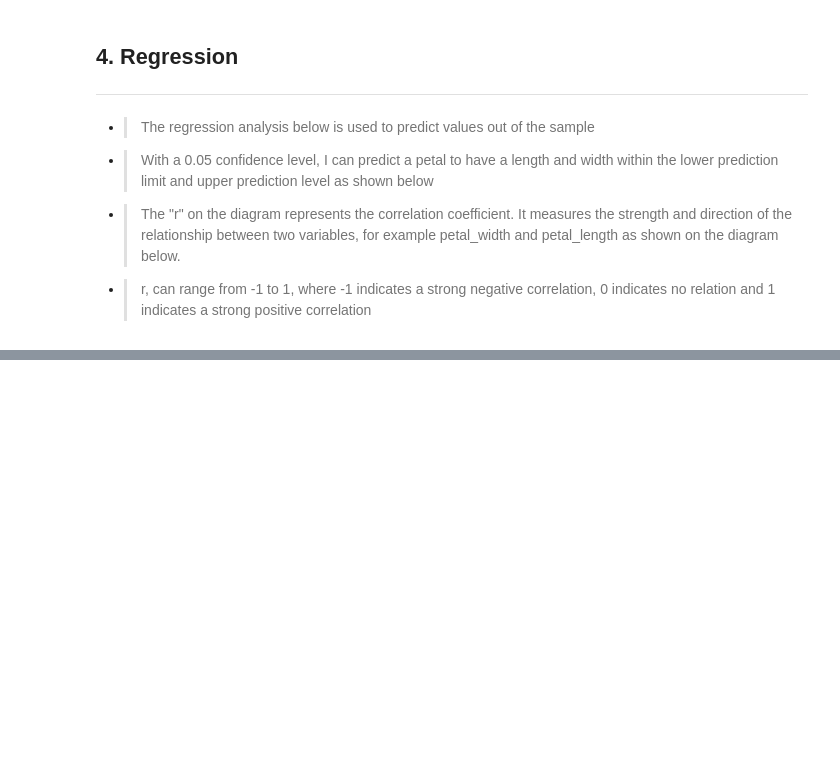
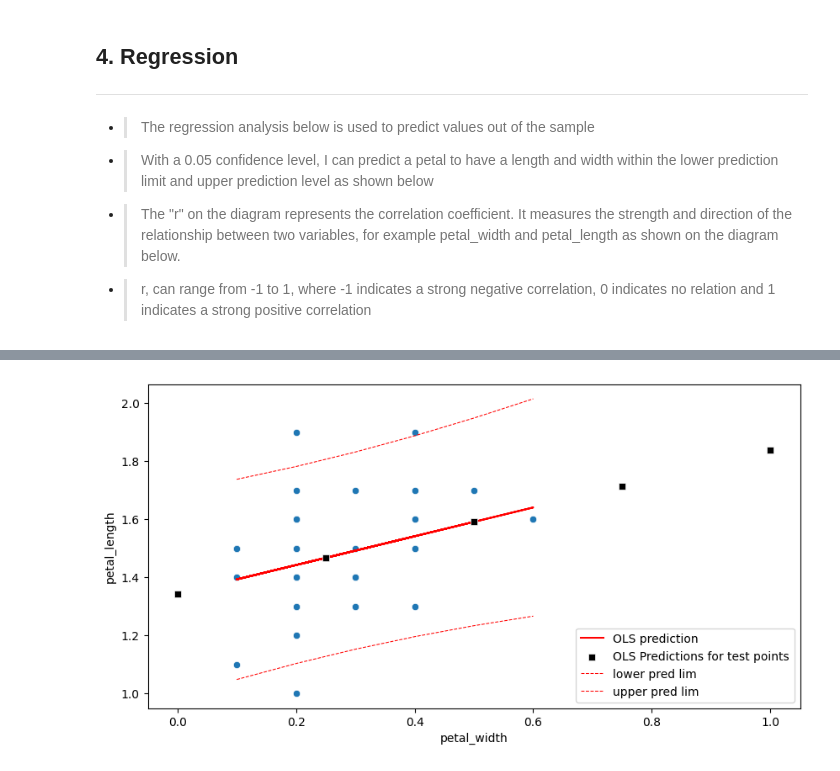
Before and after one commit to CyrilleKolle/statistics-ai, a Jupyter notebook: code/main.ipynb, the cells around one changed output, grey strips where cells are left out. Cells and saved outputs as stored; diff of their text form; code cells hidden in the pictures; blank space fills up the shorter version.

```diff
--- a/code/main.ipynb
+++ b/code/main.ipynb
@@ -159,0 +187,4 @@ petal_width_ci.prediction_interval_out_of_our_sample_space('setosa', 'petal_leng
+# %%
+petal_width_ci.prediction_interval_in_our_sample_space('setosa', 'petal_length')
+# %% [output]
+[figure, added]
```
Also changed, not shown: parts of 12 cells of this notebook, 5 other files.
